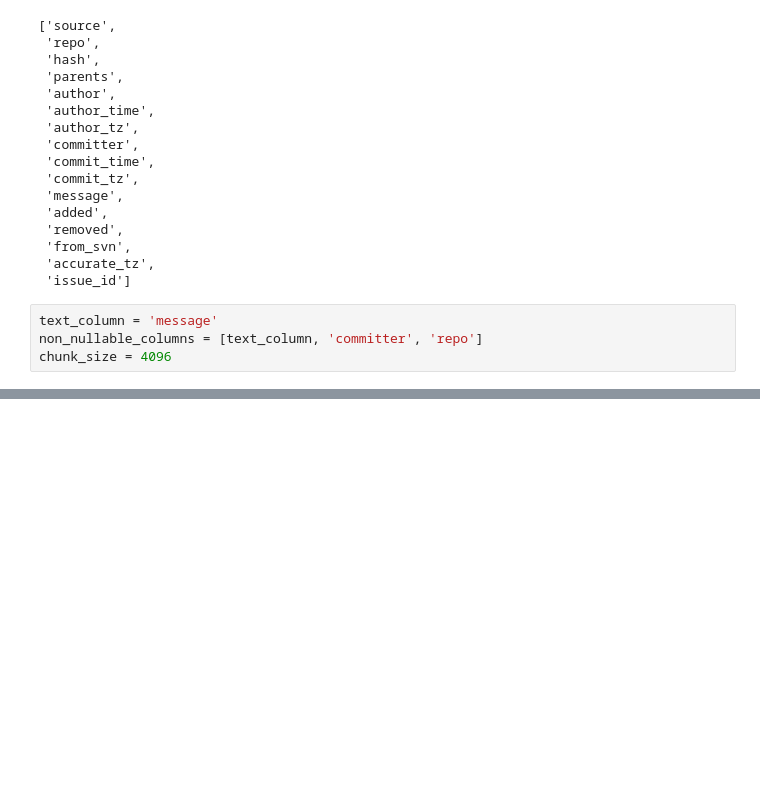
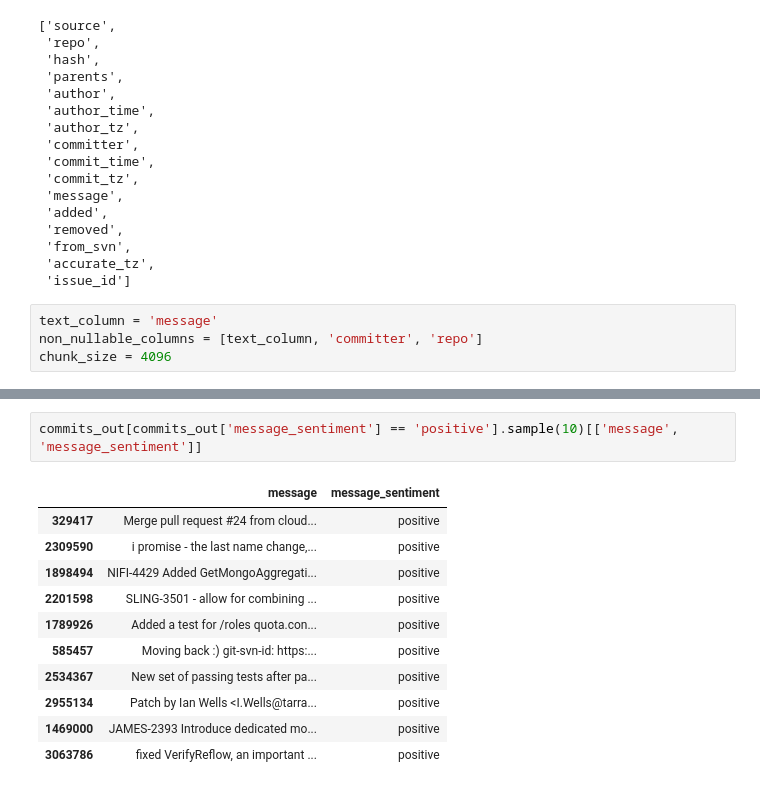
Before and after one commit to raianmr/seBERT, a Jupyter notebook: notebooks/20-MAD.ipynb, the cells around one changed output, grey strips where cells are left out. Cells and saved outputs as stored; diff of their text form; blank space fills up the shorter version.

```diff
--- a/notebooks/20-MAD.ipynb
+++ b/notebooks/20-MAD.ipynb
@@ -107,0 +154,14 @@ for chunk in data.iter_batches(batch_size=chunk_size):
+# %%
+commits_out[commits_out['message_sentiment'] == 'positive'].sample(10)[['message', 'message_sentiment']]
+# %% [output]
+|  | message | message_sentiment |
+| 329417 | Merge pull request #24 from cloud... | positive |
+| 2309590 | i promise - the last name change,... | positive |
+| 1898494 | NIFI-4429 Added GetMongoAggregati... | positive |
+| 2201598 | SLING-3501 - allow for combining ... | positive |
+| 1789926 | Added a test for /roles quota.con... | positive |
+| 585457 | Moving back :) git-svn-id: https:... | positive |
+| 2534367 | New set of passing tests after pa... | positive |
+| 2955134 | Patch by Ian Wells <I.Wells@tarra... | positive |
+| 1469000 | JAMES-2393 Introduce dedicated mo... | positive |
+| 3063786 | fixed VerifyReflow, an important ... | positive |
```
Also changed, not shown: parts of 25 cells of this notebook, 1 other file.
